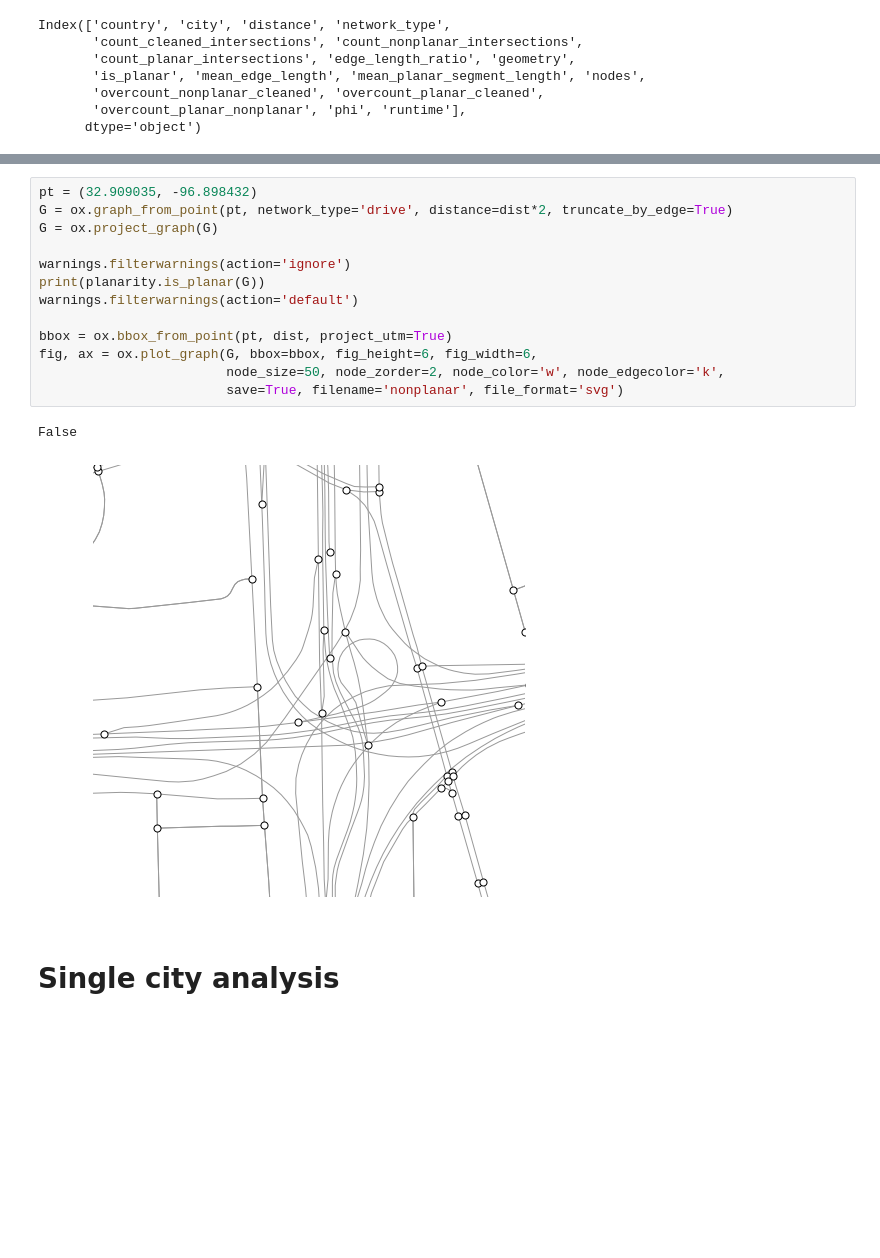
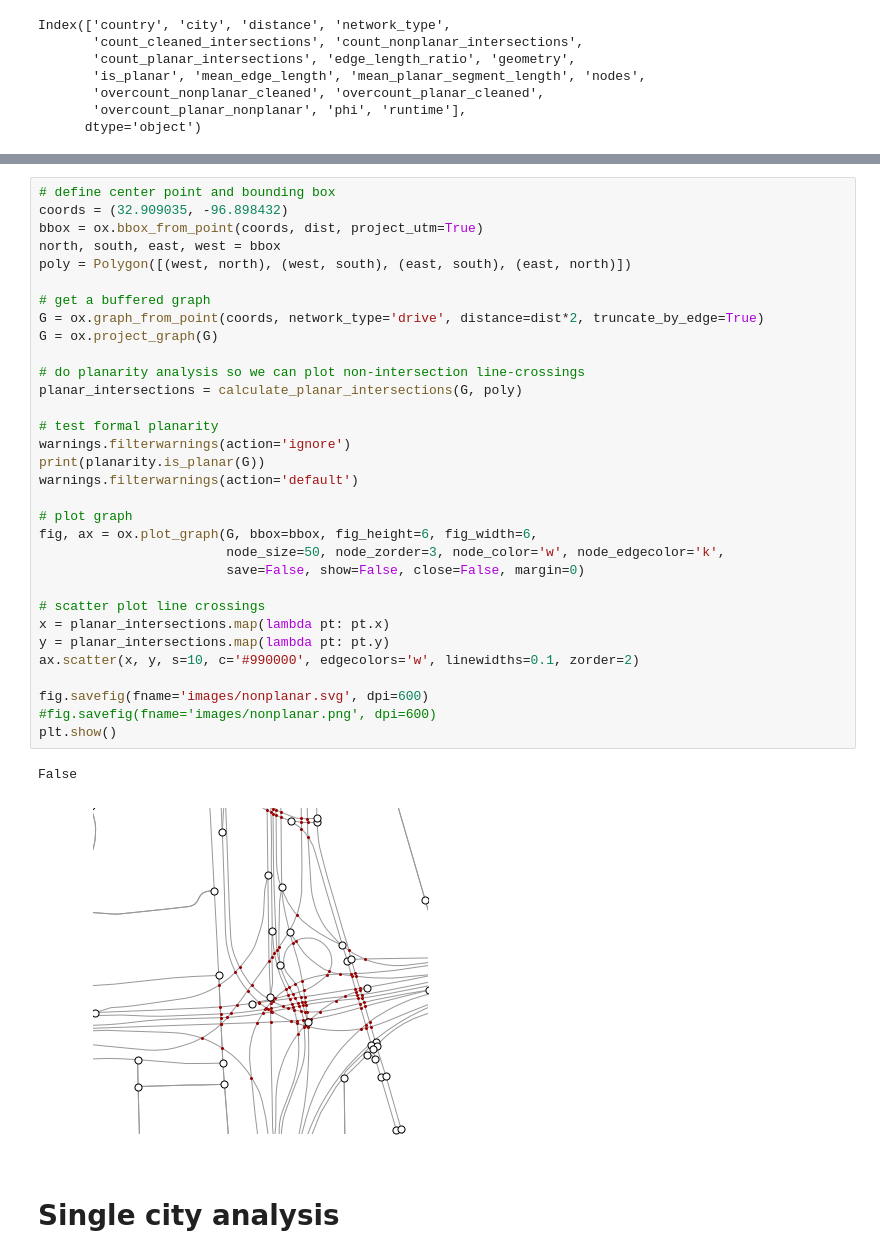
Before and after one commit to gboeing/planar-vs-nonplanar, a Jupyter notebook: planar-vs-nonplanar-analysis.ipynb, the cells around one changed output, grey strips where cells are left out. Saved outputs shown, nothing was run; the diff lists cells and outputs as text; blank space fills up the shorter version.

Commit message:
update analysis

```diff
--- a/planar-vs-nonplanar-analysis.ipynb
+++ b/planar-vs-nonplanar-analysis.ipynb
@@ -392,19 +396,38 @@ True
-# %%
-pt = (32.909035, -96.898432)
-G = ox.graph_from_point(pt, network_type='drive', distance=dist*2, truncate_by_edge=True)
-G = ox.project_graph(G)
-
-warnings.filterwarnings(action='ignore')
-print(planarity.is_planar(G))
-warnings.filterwarnings(action='default')
-
-bbox = ox.bbox_from_point(pt, dist, project_utm=True)
-fig, ax = ox.plot_graph(G, bbox=bbox, fig_height=6, fig_width=6,
-                        node_size=50, node_zorder=2, node_color='w', node_edgecolor='k',
-                        save=True, filename='nonplanar', file_format='svg')
-# %% [output]
-False
-[figure, removed]
+# %%
+# define center point and bounding box
+coords = (32.909035, -96.898432)
+bbox = ox.bbox_from_point(coords, dist, project_utm=True)
+north, south, east, west = bbox
+poly = Polygon([(west, north), (west, south), (east, south), (east, north)])
+
+# get a buffered graph
+G = ox.graph_from_point(coords, network_type='drive', distance=dist*2, truncate_by_edge=True)
+G = ox.project_graph(G)
+
+# do planarity analysis so we can plot non-intersection line-crossings
+planar_intersections = calculate_planar_intersections(G, poly)
+
+# test formal planarity
+warnings.filterwarnings(action='ignore')
+print(planarity.is_planar(G))
+warnings.filterwarnings(action='default')
+
+# plot graph
+fig, ax = ox.plot_graph(G, bbox=bbox, fig_height=6, fig_width=6,
+                        node_size=50, node_zorder=3, node_color='w', node_edgecolor='k',
+                        save=False, show=False, close=False, margin=0)
+
+# scatter plot line crossings
+x = planar_intersections.map(lambda pt: pt.x)
+y = planar_intersections.map(lambda pt: pt.y)
+ax.scatter(x, y, s=10, c='#990000', edgecolors='w', linewidths=0.1, zorder=2)
+
+fig.savefig(fname='images/nonplanar.svg', dpi=600)
+#fig.savefig(fname='images/nonplanar.png', dpi=600)
+plt.show()
+# %% [output]
+False
+[figure, added]
 # %% [markdown]
 # Single city analysis
 # %%
```
Also changed, not shown: parts of 21 cells of this notebook, 16 other files.
